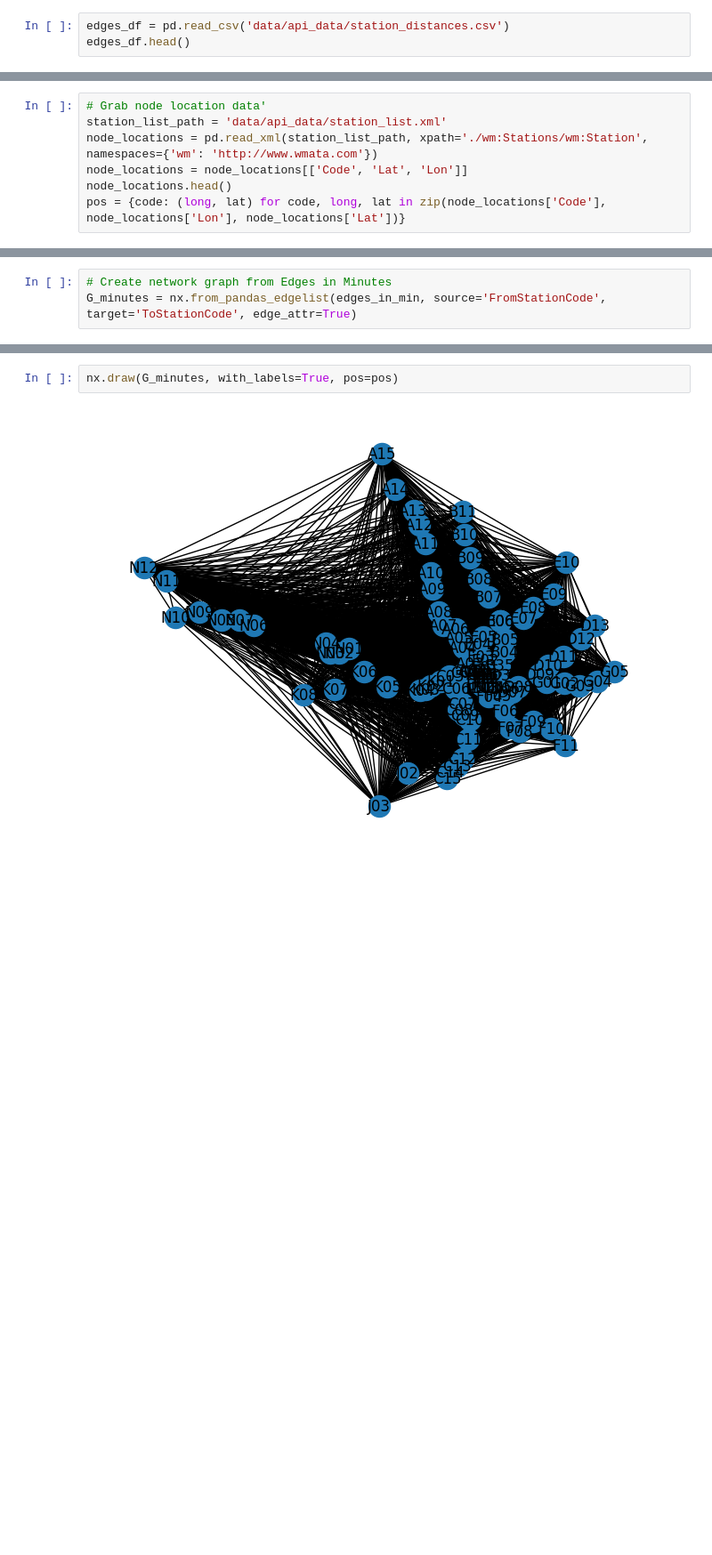
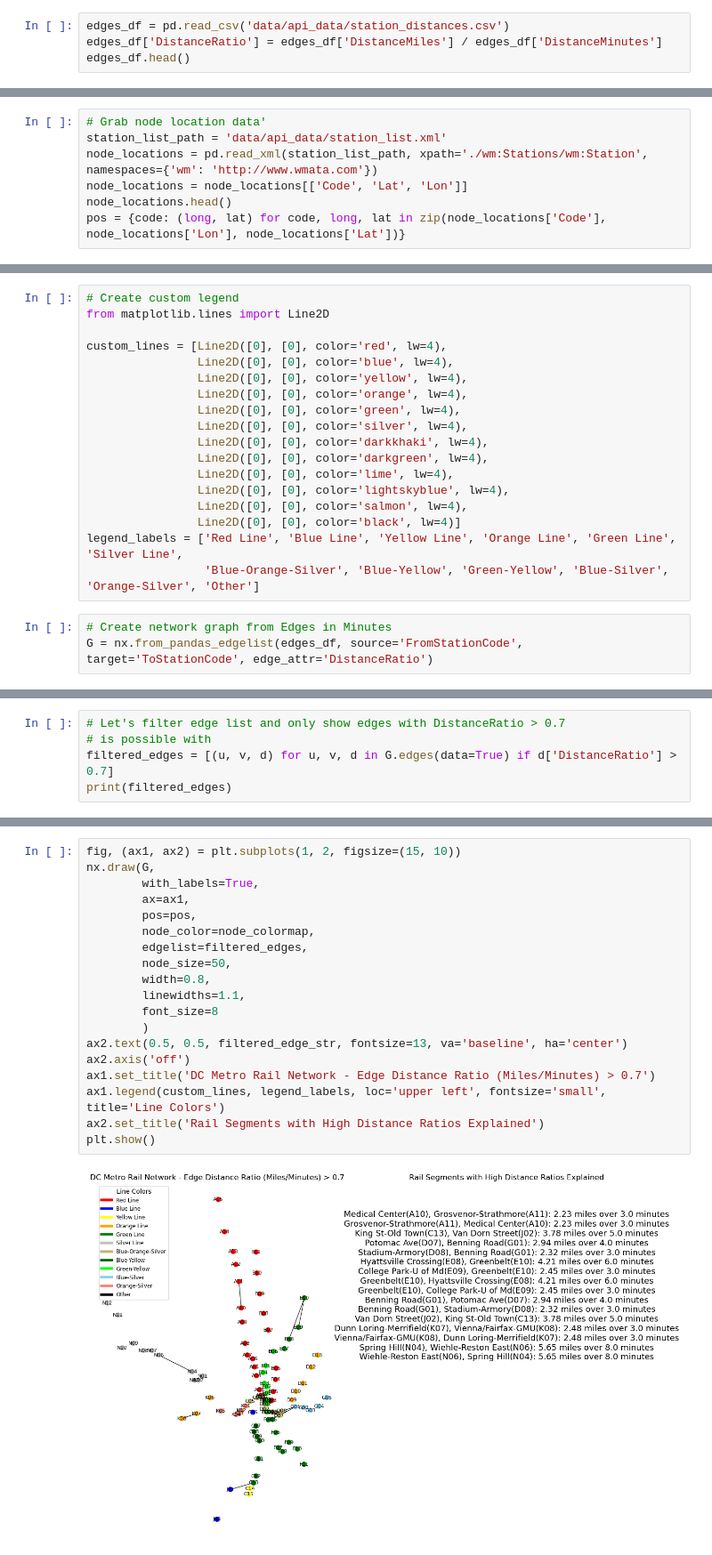
Before and after one commit to RicketyCrickitty/WMATA-Metro-Analysis, a Jupyter notebook: rail_system_network_analyis.ipynb, the cells around one changed output, grey strips where cells are left out. Shown at 89% size. Cells and saved outputs as stored; diff of their text form; blank space fills up the shorter version.

Commit message:
Add rail networking

```diff
--- a/rail_system_network_analyis.ipynb
+++ b/rail_system_network_analyis.ipynb
@@ -5,4 +8,5 @@ import pandas as pd
 # %%
 edges_df = pd.read_csv('data/api_data/station_distances.csv')
+edges_df['DistanceRatio'] = edges_df['DistanceMiles'] / edges_df['DistanceMinutes']
 edges_df.head()
 # %% [output]
@@ -25,3 +120,21 @@ pos = {code: (long, lat) for code, long, lat in zip(node_locations['Code'], node
+# %%
+# Create custom legend
+from matplotlib.lines import Line2D
+
+custom_lines = [Line2D([0], [0], color='red', lw=4),
+                Line2D([0], [0], color='blue', lw=4),
+                Line2D([0], [0], color='yellow', lw=4),
+                Line2D([0], [0], color='orange', lw=4),
+                Line2D([0], [0], color='green', lw=4),
+                Line2D([0], [0], color='silver', lw=4),
+                Line2D([0], [0], color='darkkhaki', lw=4),
+                Line2D([0], [0], color='darkgreen', lw=4),
+                Line2D([0], [0], color='lime', lw=4),
+                Line2D([0], [0], color='lightskyblue', lw=4),
+                Line2D([0], [0], color='salmon', lw=4),
+                Line2D([0], [0], color='black', lw=4)]
+legend_labels = ['Red Line', 'Blue Line', 'Yellow Line', 'Orange Line', 'Green Line', 'Silver Line',
+                 'Blue-Orange-Silver', 'Blue-Yellow', 'Green-Yellow', 'Blue-Silver', 'Orange-Silver', 'Other']
 # %%
 # Create network graph from Edges in Minutes
-G_minutes = nx.from_pandas_edgelist(edges_in_min, source='FromStationCode', target='ToStationCode', edge_attr=True)
+G = nx.from_pandas_edgelist(edges_df, source='FromStationCode', target='ToStationCode', edge_attr='DistanceRatio')
@@ -27,0 +145,5 @@ G_minutes = nx.from_pandas_edgelist(edges_in_min, source='FromStationCode', targ
+# %%
+# Let's filter edge list and only show edges with DistanceRatio > 0.7
+# is possible with
+filtered_edges = [(u, v, d) for u, v, d in G.edges(data=True) if d['DistanceRatio'] > 0.7]
+print(filtered_edges)
@@ -28,4 +152,21 @@ G_minutes = nx.from_pandas_edgelist(edges_in_min, source='FromStationCode', targ
 # %%
-nx.draw(G_minutes, with_labels=True, pos=pos)
+fig, (ax1, ax2) = plt.subplots(1, 2, figsize=(15, 10))
+nx.draw(G,
+        with_labels=True,
+        ax=ax1,
+        pos=pos,
+        node_color=node_colormap,
+        edgelist=filtered_edges,
+        node_size=50,
+        width=0.8,
+        linewidths=1.1,
+        font_size=8
+        )
+ax2.text(0.5, 0.5, filtered_edge_str, fontsize=13, va='baseline', ha='center')
+ax2.axis('off')
+ax1.set_title('DC Metro Rail Network - Edge Distance Ratio (Miles/Minutes) > 0.7')
+ax1.legend(custom_lines, legend_labels, loc='upper left', fontsize='small', title='Line Colors')
+ax2.set_title('Rail Segments with High Distance Ratios Explained')
+plt.show()
 # %% [output]
-[figure, old version]
+[figure, new version]
```
Also changed, not shown: parts of 9 cells of this notebook.
